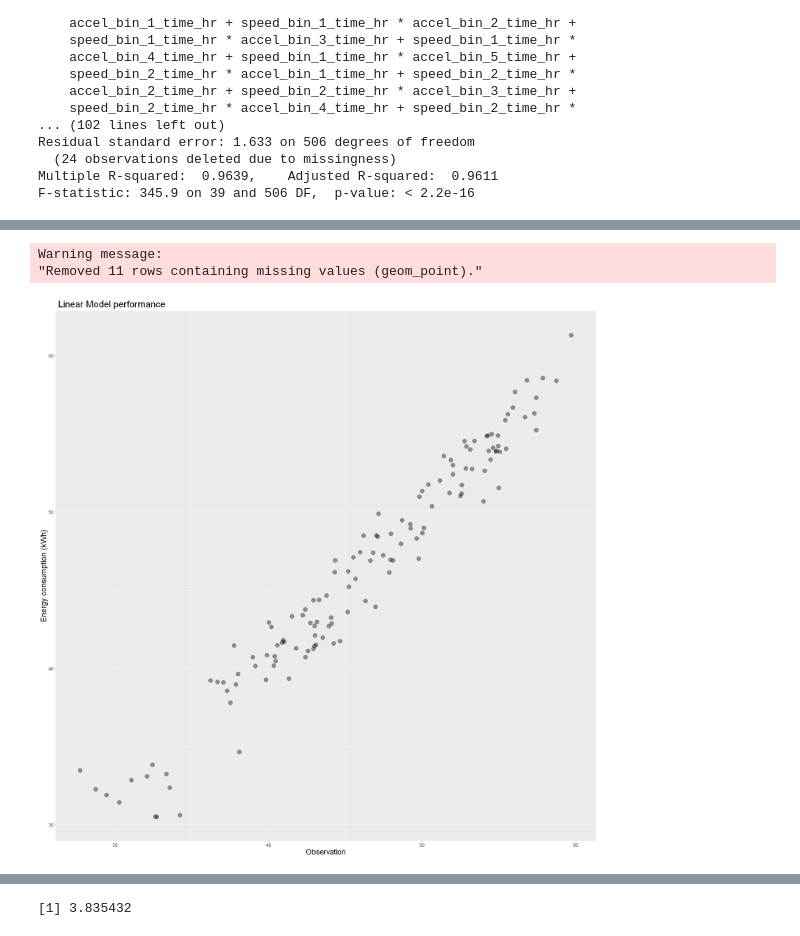
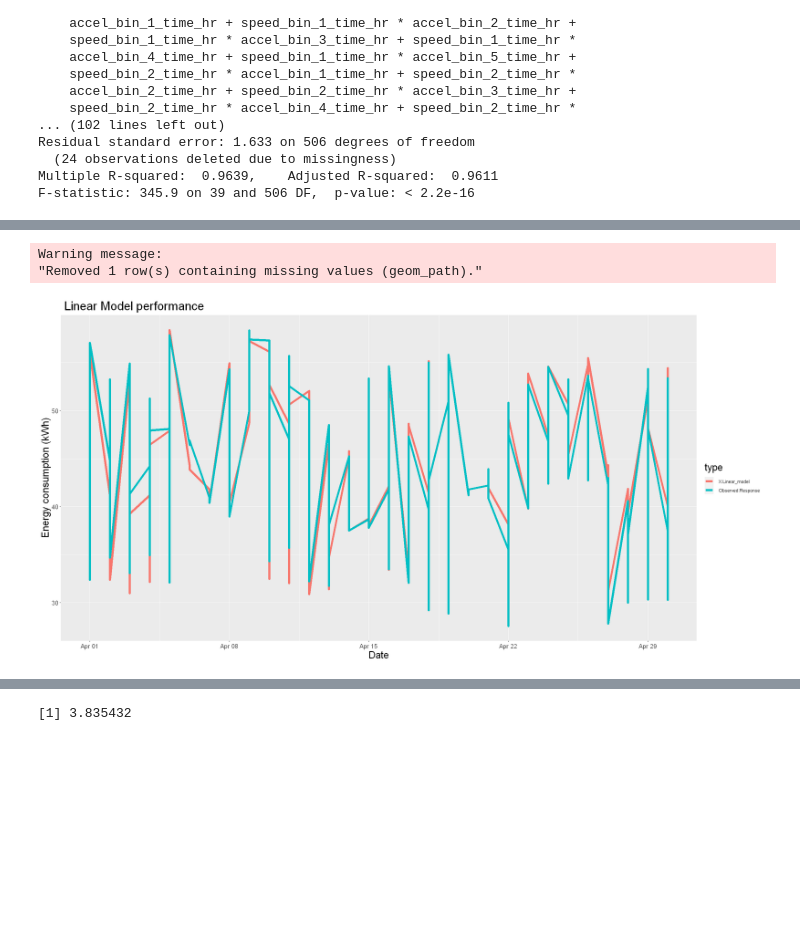
Before and after one commit to narslab/treem, a Jupyter notebook: bin/jupyter/energy-system-model-estimation.ipynb, the cells around one changed output, grey strips where cells are left out. Cells and saved outputs as stored; diff of their text form; code cells hidden in the pictures; blank space fills up the shorter version.

Commit message:
Restructure the model estimation scripts

```diff
--- a/bin/jupyter/energy-system-model-estimation.ipynb
+++ b/bin/jupyter/energy-system-model-estimation.ipynb
@@ -231,0 +246,7 @@ test_compare = data.frame("Observed Response" = dfh_test$energy_kwh, " Linear_mo
+# %%
+# Put prediction and obervation into one table
+test_compare = data.frame("Observed Response" = dfh_test$energy_kwh, " Linear_model" = pred_linear,
+                          "Hour" = dfh_test$hour,"Year" = dfh_test$year,"Day"  = dfh_test$day,"Month" = dfh_test$month)
+test_compare$Date = as.Date(ISOdate(test_compare$Year, test_compare$Month, test_compare$Day,test_compare$Hour))
+test_compare_plot_linear = melt(test_compare,id.vars=c("Hour","Year","Day","Month","Date"),
+                measure.vars = c("X.Linear_model","Observed.Response"),variable.name = "type",value.name = "x")
@@ -232,14 +256,14 @@ test_compare = data.frame("Observed Response" = dfh_test$energy_kwh, " Linear_mo
 # %%
 # png("../../figures/Linear-model-April-2019.png",height=4000,width=5000,res=360)
-ggplot(test_compare) +
- geom_point(aes(x = Observed.Response, y = X.Linear_model),size = 5,alpha = 0.4) +
+ggplot(test_compare_plot_linear) +
+ geom_line(aes(x = Date, y = x,color =type,),size = 2,alpha = 1,) +
 theme(axis.text=element_text(size = 12),axis.title.x = element_text(size = 20),axis.title.y = element_text(size = 20),title= element_text(size = 20))+
- labs(title =" Linear Model performance ", y = "Energy consumption (kWh)", x = "Observation")
+ labs(title =" Linear Model performance ", y = "Energy consumption (kWh)", x = "Date")
 # dev.off()
 # %% [output]
 Warning message:
-"Removed 11 rows containing missing values (geom_point)."
+"Removed 1 row(s) containing missing values (geom_path)."
-[figure, old version]
+[figure, new version]
 # %%
 head(dfh_test)
 # %% [output]
```
Also changed, not shown: parts of 79 cells of this notebook, 1 other file.
